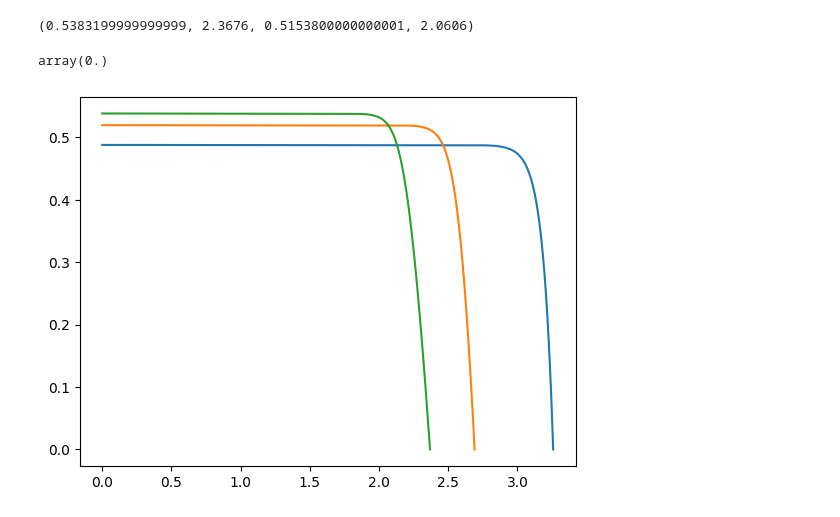
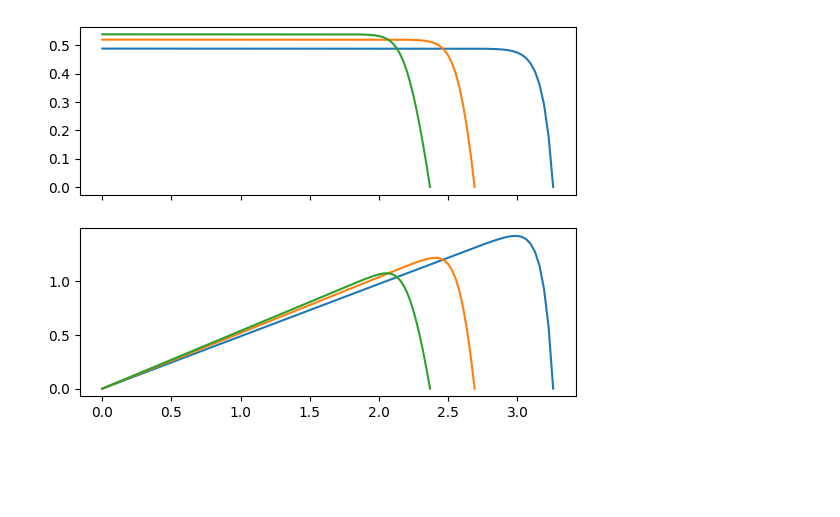
Before and after one commit to amosborne/solarcell, a Jupyter notebook: examples/readme.ipynb, the cells around one changed output. Saved outputs shown, nothing was run; the diff lists cells and outputs as text; code cells hidden in the pictures; blank space fills up the shorter version.

```diff
--- a/examples/readme.ipynb
+++ b/examples/readme.ipynb
@@ -130,7 +10,7 @@ class array:
 # Azur Space 3G30A triple-junction solar cells in a 24s12p configuration.
 # Isc/Imp are specified in (A, A/C), Voc/Vmp are specified in (V, V/C).
 # Temperature is specified in C. Intensity is unitless and scales Isc/Imp.
-array = array(
+array = solarcell.array(
     isc=(0.5196, 0.00036),  # short-circuit current, temp coefficient
     voc=(2.690, -0.0062),  # open-circuit voltage, temp coefficient
     imp=(0.5029, 0.00024),  # max-power current, temp coefficient
@@ -139,19 +19,13 @@ array = array(
     ns=24,  # number of series cells in a string
     np=12,  # number of parallel strings in an array
 )
-# %%
-array.params(t=80, g=1)
-# %% [output]
-(0.5383199999999999, 2.3676, 0.5153800000000001, 2.0606)
-# %%
-cell = array.cell(t=60, g=1)
-cell.vi(6)
-# %% [output]
-array(0.)
 # %%
+fig, (ax0, ax1) = plt.subplots(nrows=2, sharex=True)
+
 for t in [-60, 28, 80]:
     cell = array.cell(t=t, g=1)
-    v = numpy.linspace(0, cell.voc, 1000)
-    plt.plot(v, cell.iv(v))
+    v = numpy.linspace(0, cell.voc, 100)
+    ax0.plot(v, cell.iv(v))
+    ax1.plot(v, cell.pv(v))
 # %% [output]
-[figure, old version]
+[figure, new version]
```
Also changed, not shown: parts of 6 cells of this notebook, 3 other files.
